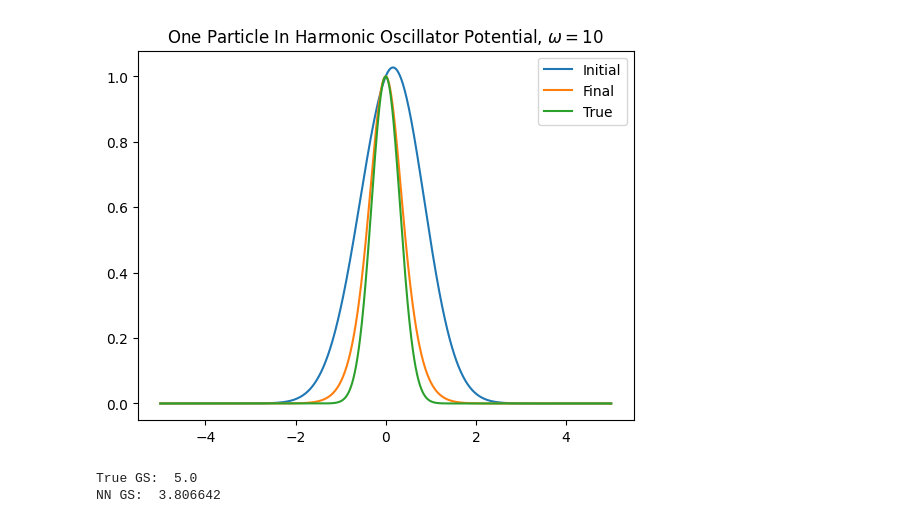
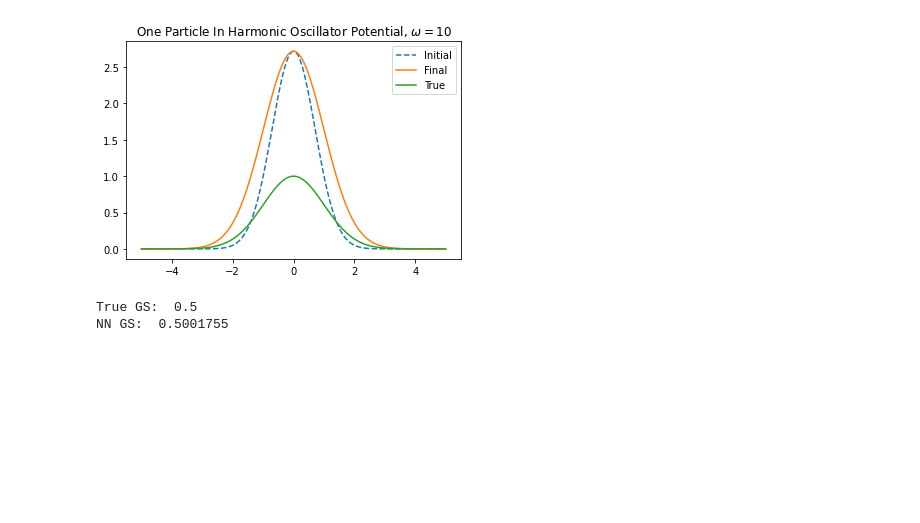
Before and after one commit to hershkumar/summer2022, a Jupyter notebook: neural/one_particle_harmonic_well.ipynb, the cells around one changed output. Cells and saved outputs as stored; diff of their text form; code cells hidden in the pictures; blank space fills up the shorter version.

```diff
--- a/neural/one_particle_harmonic_well.ipynb
+++ b/neural/one_particle_harmonic_well.ipynb
@@ -12,10 +12,11 @@ from IPython.display import clear_output
 
 hbar = 1
 m = 1
-omega = 10
+omega = 1
 # %%
 class Network:
-    def __init__(self, node_counts=[1, 5, 10, 10, 10, 10, 5, 1]):
+    #[1, 5, 10, 10, 10, 10, 5, 1]
+    def __init__(self, node_counts=[1, 2, 10, 20, 30, 30, 20, 10, 2, 1]):
         # defining the structure of the neural network
         self.num_layers = len(node_counts)
         # the number of nodes for each layer
@@ -29,7 +30,7 @@ class Network:
         self.weights = []
         # generate weight matrices with the correct sizes, and random elements
         for i in range(self.num_layers - 1):
-            self.weights.append(np.random.randn(node_counts[i + 1], node_counts[i]) * np.sqrt(1. / node_counts[i + 1]))
+            self.weights.append(np.random.randn(node_counts[i + 1], node_counts[i]) * np.sqrt(1. / (node_counts[i + 1])))
         self.weights = np.array(self.weights, dtype=object)
 
         # get the shape for reshaping a 1d array to this later
@@ -82,10 +83,6 @@ class Network:
     # passing inputs into the neural network and getting an output
     @partial(jit, static_argnums=[0])
     def output(self, coords, params):
-        # start = time.time()
-        # sort the input coordinates in order to enforce particle swap invariance
-        # coords = jnp.asarray(coords)
-        # jnp.sort(coords)
         # format the parameters as weights
         self.weights = self.convnd(params)
         # compute the output of the neural network
@@ -108,6 +105,9 @@ nn = Network()
 @jit
 def psi(coords, params):
     return jnp.exp(-nn.output(coords, params)[0]) * jnp.exp(-coords**2)
+# @jit
+# def psi(coords, params):
+#     return jnp.exp(-params[0] * coords**2 + params[1])
 
 def sample(params, num_samples):
     # random.seed(seed)
@@ -120,12 +120,12 @@ def sample(params, num_samples):
         outputs.append(coords_t)
     return jnp.array(outputs)
 
-# return the second derivative of the wavefunction with respect to every parameter
-ddpsi = grad(grad(psi, 0, allow_int = True), 0, allow_int = True)
+# second derivative of the wavefunction with respect to the coordinate
+ddpsi = jit(grad(jit(grad(psi, 0, allow_int = True)), 0, allow_int = True))
 
 @jit
 def Hpsi(coords, params, omega):
-    return psi(coords, params) * (m*.5*omega**2*coords**2) - hbar**2 / (2*m) * jnp.sum(ddpsi(coords, params))
+    return (m*.5*omega**2*coords**2) - hbar**2 / (2*m) * jnp.sum(ddpsi(coords, params)) * 1/psi(coords, params)
 
 venergy = vmap(Hpsi, in_axes=(0, None, None), out_axes=0)
 
@@ -156,13 +156,13 @@ def gradient(params, omega, num_samples=10**3):
     gradient_calc = (2 * both - 2*energy * log_term)
     return gradient_calc
 
-def avg_energy(params, omega, num_samples = 10**4):
+def avg_energy(params, omega, num_samples = 10**3):
     samples = sample(params, num_samples)
     psiHpsi = venergy(samples, params, omega)
     return 1/num_samples * jnp.sum(psiHpsi)
 
 
-def vgrad_opt(start_params, omega, num_samples=10**3, learning_rate=.1, max_iterations=10000, tolerance=.001,):
+def vgrad_opt(start_params, omega, num_samples=10**3, learning_rate=.1, max_iterations=10000, tolerance=.001):
     params = start_params
     hist = [start_params]
 
@@ -203,17 +207,17 @@ plt.show()
 # %%
 ys = [psi(x, optd[-1]) for x in xs]
 yse = [np.exp(-m*omega*x**2/(2*hbar)) for x in xs]
 plt.title(r"One Particle In Harmonic Oscillator Potential, $\omega = 10$")
-plt.plot(xs,ysi, label="Initial")
+plt.plot(xs,ysi, "--",label="Initial",)
 plt.plot(xs,ys, label="Final")
 plt.plot(xs,yse, label="True")
 plt.legend()
 plt.show()
 # %% [output]
-[figure, old version]
+[figure, new version]
 # %%
 print("True GS: ", hbar*omega/2)
 print("NN GS: ", avg_energy(optd[-1], omega))
 # %% [output]
-True GS:  5.0
-NN GS:  3.806642
+True GS:  0.5
+NN GS:  0.5001755
```
Also changed, not shown: parts of 2 cells of this notebook, 1 other file.
